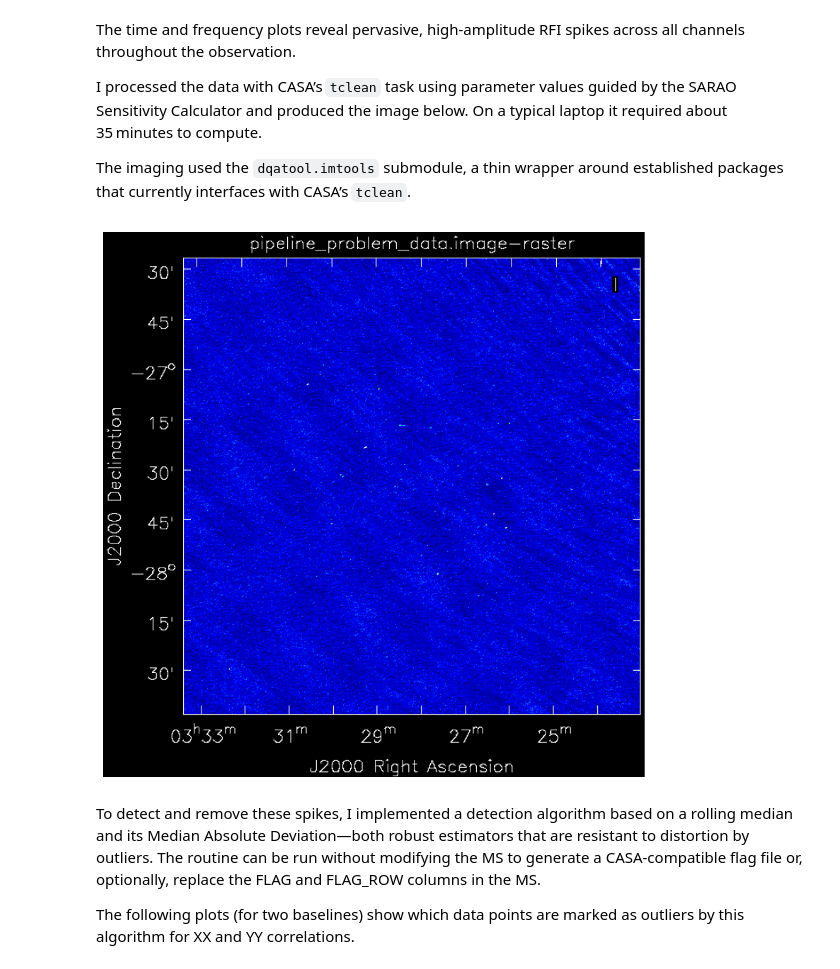
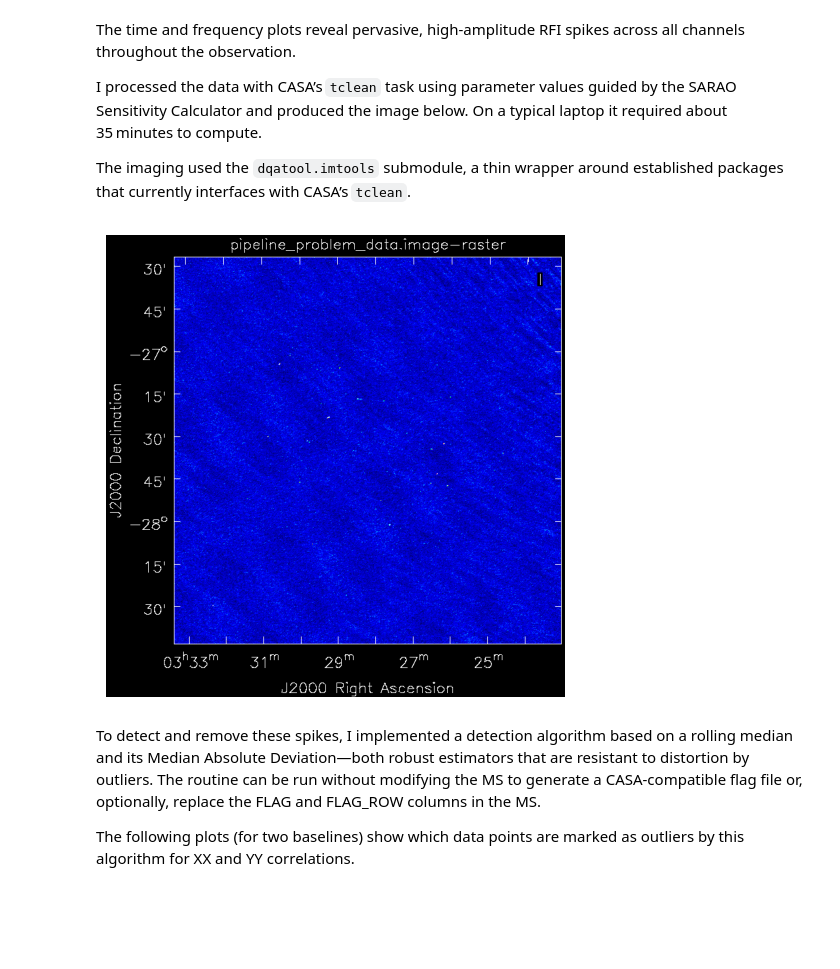
Before and after one commit to iniyannatarajan/dqatool, a Jupyter notebook: examples/example.ipynb, the cells around one changed output. Drawn from its saved outputs; the diff is of its cells as text; code cells hidden in the pictures; blank space fills up the shorter version.

```diff
--- a/examples/example.ipynb
+++ b/examples/example.ipynb
@@ -36,12 +36,12 @@ The imaging used the `dqatool.imtools` submodule, a thin wrapper around establis
 # %%
 img = mpimg.imread('04-image-with-rfi.png')
 
-plt.figure(figsize=(10,10))
+plt.figure(figsize=(6,6))
 plt.imshow(img)
 plt.axis('off')    # hide axes
 plt.show()
 # %% [output]
-[figure, old version]
+[figure, new version]
 # %% [markdown]
 To detect and remove these spikes, I implemented a detection algorithm based on a rolling median and its Median Absolute Deviation—both robust estimators that are resistant to distortion by outliers. The routine can be run without modifying the MS to generate a CASA-compatible flag file or, optionally, replace the FLAG and FLAG_ROW columns in the MS.
 
```
Also changed, not shown: parts of 3 cells of this notebook, 1 other file.
